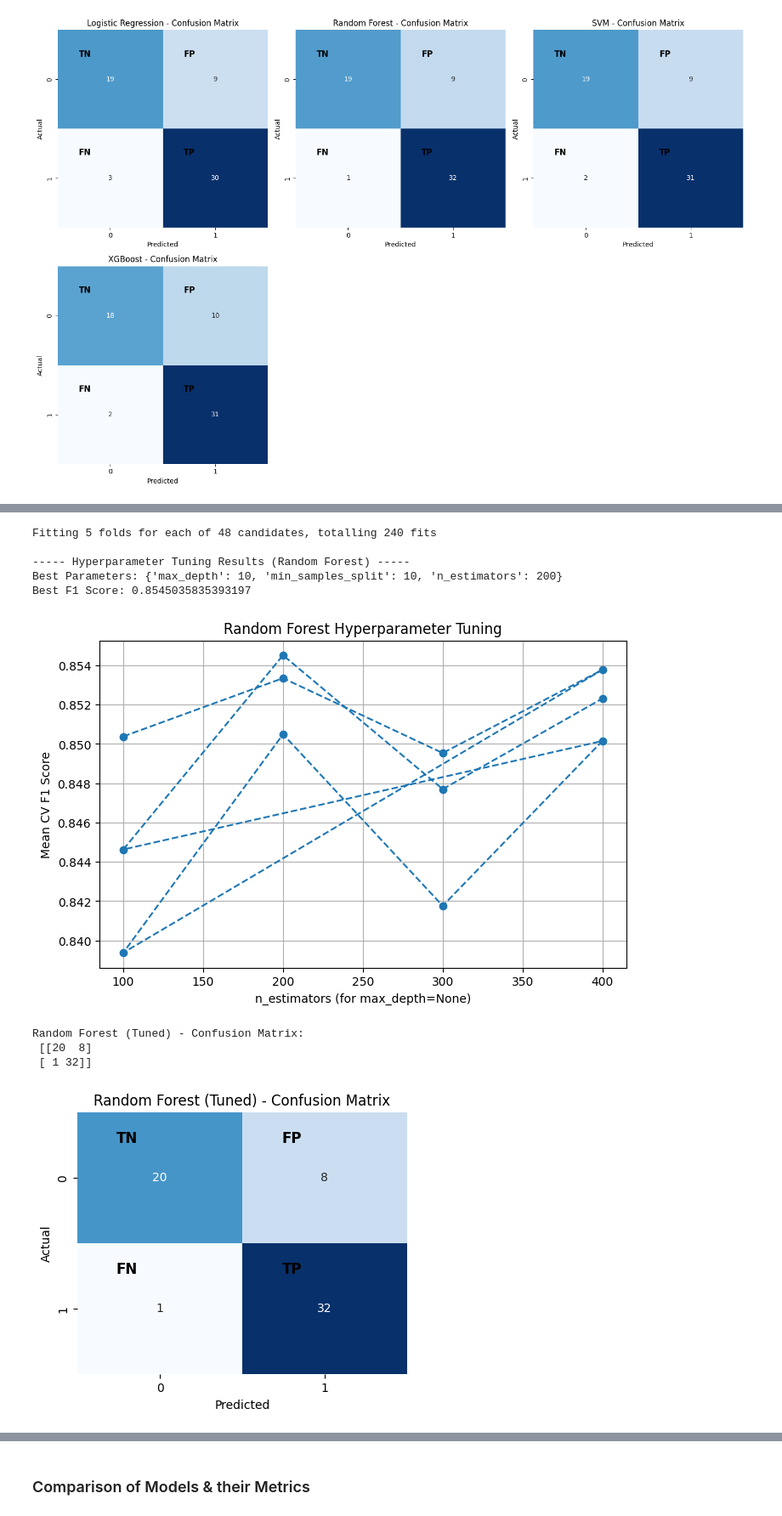
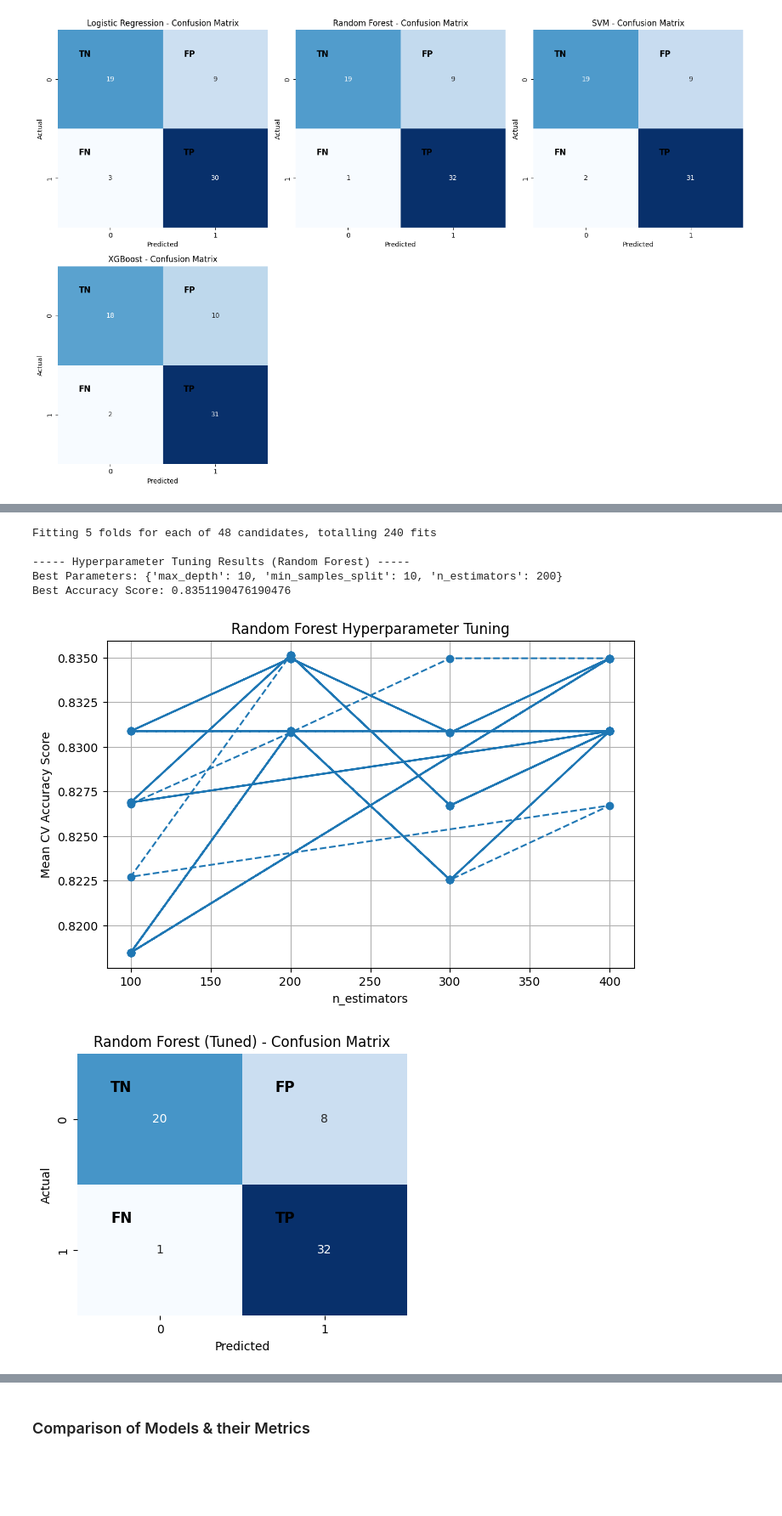
Before and after one commit to eshan-sud/heart-disease-prediction, a Jupyter notebook: Heart_Disease_Risk_Prediction.ipynb, the cells around one changed output, grey strips where cells are left out. Shown at 85% size. Drawn from its saved outputs; the diff is of its cells as text; code cells hidden in the pictures; blank space fills up the shorter version.

```diff
--- a/Heart_Disease_Risk_Prediction.ipynb
+++ b/Heart_Disease_Risk_Prediction.ipynb
@@ -334,7 +334,7 @@ plt.show()
 # %%
 # Random state = 42 ; used as a convention
 models = {
-    "Logistic Regression": LogisticRegression(random_state=42),
+    "Logistic Regression": LogisticRegression(max_iter=500,  warm_start=True, random_state=42),
     "Random Forest": RandomForestClassifier(random_state=42),
     "SVM": SVC(probability=True, random_state=42),
     "XGBoost": XGBClassifier(random_state=42, use_label_encoder=False, eval_metric="logloss")
@@ -400,22 +429,19 @@ axes = axes.flatten()
 for i, (name, model) in enumerate(models.items()):
     model.fit(X_train_scaled, y_train)
     y_pred = model.predict(X_test_scaled)
-    confusion = confusion_matrix(y_test, y_pred)
-    metrics = calculate_metrics(confusion)
+    metrics = calculate_metrics(y_test, y_pred)
+    confusion = metrics["Confusion Matrix"]
     results.append({
-        "Model": name, **metrics, "Confusion Matrix": confusion
+        "Model": name, **metrics
     })
     # Plot confusion matrix heatmap
     ax = axes[i]
     sns.heatmap(confusion, annot=True, cmap="Blues", fmt="d", cbar=False, ax=ax)
-    ax.text(0.2, 0.2, "TN", ha="left", va="top", color="black", fontsize=12, fontweight="bold")  # TN
-    ax.text(1.2, 0.2, "FP", ha="left", va="top", color="black", fontsize=12, fontweight="bold")  # FP
-    ax.text(0.2, 1.2, "FN", ha="left", va="top", color="black", fontsize=12, fontweight="bold")  # FN
-    ax.text(1.2, 1.2, "TP", ha="left", va="top", color="black", fontsize=12, fontweight="bold")  # TP
+    add_text(ax, confusion)
     ax.set_title(f"{name} - Confusion Matrix")
     ax.set_xlabel("Predicted")
     ax.set_ylabel("Actual")
-    plt.savefig(f"output/confusion_matrix_{name.replace(' ', '_').lower()}.png", dpi=300, bbox_inches="tight")
+    plt.savefig(f"output/{name.replace(' ', '_').lower()}/confusion_matrix.png", dpi=300, bbox_inches="tight")
 for j in range(i + 1, len(axes)):
     fig.delaxes(axes[j])
 plt.tight_layout()
@@ -437,65 +513,57 @@ plt.show()
 # %%
-param_grid = {
-    'n_estimators': [100, 200, 300, 400],  # Increase range for better generalization
-    'max_depth': [10, 20, 30, None],  # Explore deeper trees
-    'min_samples_split': [2, 5, 10],  # Prevents overfitting
+# Random Forest
+
+random_forest_params = {
+    'n_estimators': [100, 200, 300, 400],  # No. of trees included in the forest
+    'max_depth': [10, 20, 30, None],  # Max depth of each tree
+    'min_samples_split': [2, 5, 10],  # Min no. of samples needed to split each node
 }
-rf = RandomForestClassifier(random_state=42) # Initialise Random Forest Classifier
+rf_clf = models["Random Forest"] # Initialise Random Forest Classifier
+
 # Grid Search with cross-validation
-grid_search = GridSearchCV(rf, param_grid, cv=5, scoring='f1', n_jobs=-1, verbose=1)
-grid_search.fit(X_train_scaled, y_train)
+grid_rf = GridSearchCV(rf_clf, random_forest_params, cv=5, scoring='accuracy', n_jobs=-1, verbose=1)
+grid_rf.fit(X_train_scaled, y_train)
 
 # Best parameters & score
 print("\n----- Hyperparameter Tuning Results (Random Forest) -----")
-print("Best Parameters:", grid_search.best_params_)
-print("Best F1 Score:", grid_search.best_score_)
+print("Best Parameters:", grid_rf.best_params_)
+print("Best Accuracy Score:", grid_rf.best_score_)
+best_rf = grid_rf.best_estimator_ # Get the best Model
+results_rf = pd.DataFrame(grid_rf.cv_results_) # Convert GridSearchCV results into a DataFrame
 
-results_cv = pd.DataFrame(grid_search.cv_results_) # Convert GridSearchCV results into a DataFrame
-results_none = results_cv[results_cv['param_max_depth'].isnull()] # Filter results for max_depth == None
-
-# Plot n_estimators vs. F1 Score (for max_depth=None)
+# Plot n_estimators vs. Accuracy Score
 plt.figure(figsize=(8, 5))
-plt.plot(results_none['param_n_estimators'], results_none['mean_test_score'], marker='o', linestyle='--')
-plt.xlabel("n_estimators (for max_depth=None)")
-plt.ylabel("Mean CV F1 Score")
+plt.plot(results_rf["param_n_estimators"], results_rf["mean_test_score"], marker="o", linestyle="--")
+plt.xlabel("n_estimators")
+plt.ylabel("Mean CV Accuracy Score")
 plt.title("Random Forest Hyperparameter Tuning")
 plt.grid(True)
-plt.savefig("output/rf_hyperparameter_tuning.png", dpi=300, bbox_inches='tight')
+plt.savefig("output/random_forest/hyperparameter_tuning.png", dpi=300, bbox_inches="tight")
 plt.show()
 
-# Get the best model
-best_rf = grid_search.best_estimator_
 # Train & evaluate the best model
 best_rf.fit(X_train_scaled, y_train)
 y_pred_rf_tuned = best_rf.predict(X_test_scaled)
+
 # Compute classification metrics
-confusion_rf_tuned = confusion_matrix(y_test, y_pred_rf_tuned)
-metrics_rf_tuned = calculate_metrics(confusion_rf_tuned)
+metrics_rf_tuned = calculate_metrics(y_test, y_pred_rf_tuned)
+confusion_rf_tuned = metrics_rf_tuned["Confusion Matrix"]
 results.append({
-    "Model": "Random Forest (Tuned)",  **metrics_rf_tuned, "Confusion Matrix": confusion_rf_tuned
+    "Model": "Random Forest (Tuned)",  **metrics_rf_tuned
 })
-# Print classification report & confusion matrix
-print("\nRandom Forest (Tuned) - Confusion Matrix:\n", confusion_rf_tuned)
-# Plot & save confusion matrix
 plt.figure(figsize=(5, 4))
 sns.heatmap(confusion_rf_tuned, annot=True, cmap="Blues", fmt="d", cbar=False)
-plt.text(0.3, 0.2, "TN", ha="center", va="center", color="black", fontsize=12, fontweight="bold")  # TN
-plt.text(1.3, 0.2, "FP", ha="center", va="center", color="black", fontsize=12, fontweight="bold")  # FP
-plt.text(0.3, 1.2, "FN", ha="center", va="center", color="black", fontsize=12, fontweight="bold")  # FN
-plt.text(1.3, 1.2, "TP", ha="center", va="center", color="black", fontsize=12, fontweight="bold")  # TP
+add_text(plt, confusion_rf_tuned)
 plt.title("Random Forest (Tuned) - Confusion Matrix")
 plt.xlabel("Predicted")
 plt.ylabel("Actual")
-plt.savefig("output/confusion_matrix_rf_tuned.png", dpi=300, bbox_inches="tight")
+plt.savefig("output/random_forest/confusion_matrix_tuned.png", dpi=300, bbox_inches="tight")
 plt.show()
 # %% [output]
 Fitting 5 folds for each of 48 candidates, totalling 240 fits
 
 ----- Hyperparameter Tuning Results (Random Forest) -----
 Best Parameters: {'max_depth': 10, 'min_samples_split': 10, 'n_estimators': 200}
-Best F1 Score: 0.8545035835393197
+Best Accuracy Score: 0.8351190476190476
-[figure, old version]
+[figure, new version]
-Random Forest (Tuned) - Confusion Matrix:
- [[20  8]
- [ 1 32]]
-[figure, old version]
+[figure, new version]
```
Also changed, not shown: parts of 35 cells of this notebook, 35 other files.
